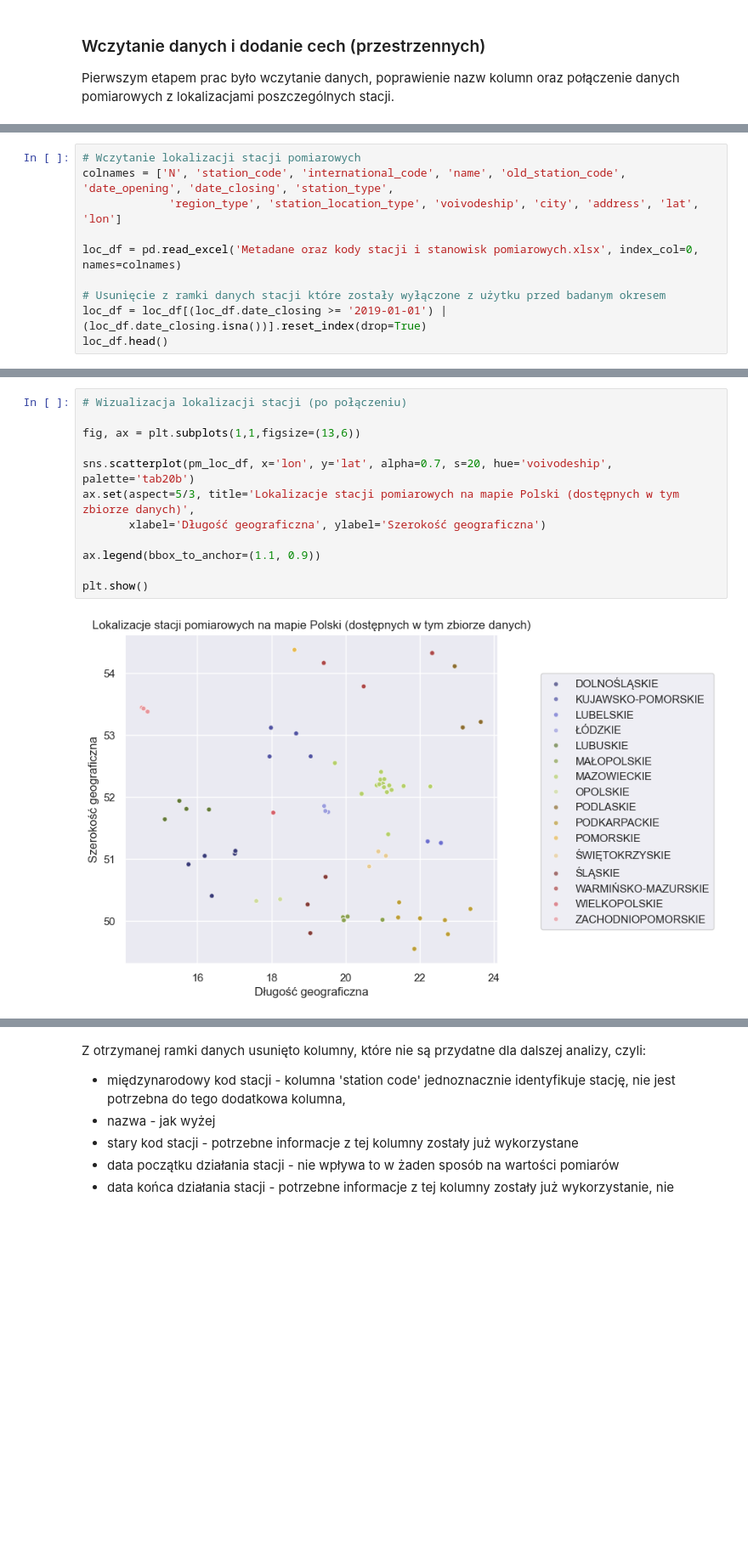
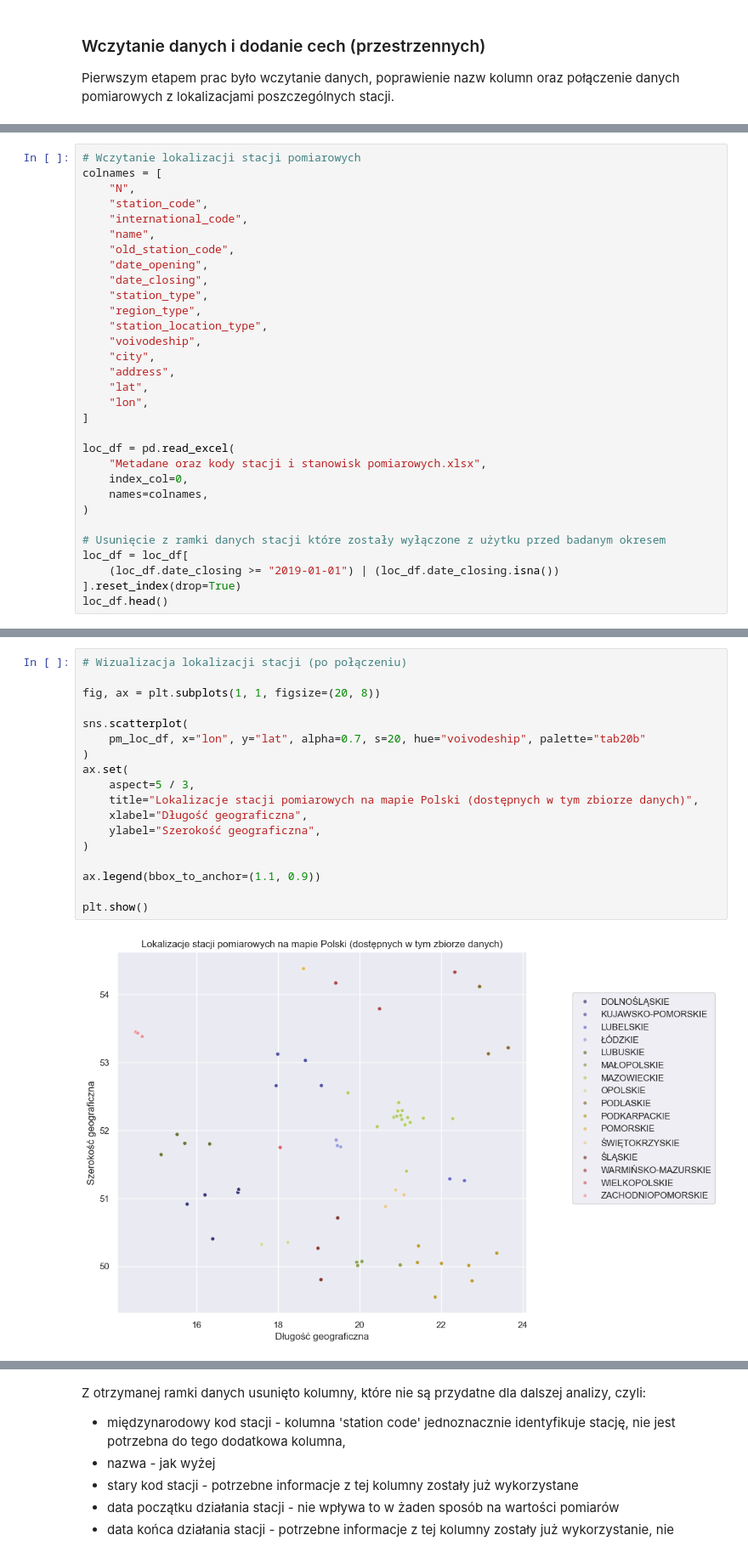
Before and after one commit to Drateffka/PUM, a Jupyter notebook: TimeSeries_project[2]/project.ipynb, the cells around one changed output, grey strips where cells are left out. Shown at 85% size. Cells and saved outputs as stored; diff of their text form; blank space fills up the shorter version.

```diff
--- a/TimeSeries_project[2]/project.ipynb
+++ b/TimeSeries_project[2]/project.ipynb
@@ -46,13 +64,34 @@ pm_df.head()
 | 4 | 2019-01-01 05:00:00 | DsDusznikMOB | 7.88722 |
 # %%
 # Wczytanie lokalizacji stacji pomiarowych
-colnames = ['N', 'station_code', 'international_code', 'name', 'old_station_code', 'date_opening', 'date_closing', 'station_type',
-             'region_type', 'station_location_type', 'voivodeship', 'city', 'address', 'lat', 'lon']
+colnames = [
+    "N",
+    "station_code",
+    "international_code",
+    "name",
+    "old_station_code",
+    "date_opening",
+    "date_closing",
+    "station_type",
+    "region_type",
+    "station_location_type",
+    "voivodeship",
+    "city",
+    "address",
+    "lat",
+    "lon",
+]
 
-loc_df = pd.read_excel('Metadane oraz kody stacji i stanowisk pomiarowych.xlsx', index_col=0, names=colnames)
+loc_df = pd.read_excel(
+    "Metadane oraz kody stacji i stanowisk pomiarowych.xlsx",
+    index_col=0,
+    names=colnames,
+)
 
 # Usunięcie z ramki danych stacji które zostały wyłączone z użytku przed badanym okresem
-loc_df = loc_df[(loc_df.date_closing >= '2019-01-01') | (loc_df.date_closing.isna())].reset_index(drop=True)
+loc_df = loc_df[
+    (loc_df.date_closing >= "2019-01-01") | (loc_df.date_closing.isna())
+].reset_index(drop=True)
 loc_df.head()
 # %% [output]
 |  | station_code | international_code | name | old_station_code | date_opening | date_closing | station_type | ... |
@@ -89,14 +136,20 @@ Sprawdzono, czy po połączeniu danych pomiarowych i lokalizacyjnych nie został
 # %%
 # Wizualizacja lokalizacji stacji (po połączeniu)
 
-fig, ax = plt.subplots(1,1,figsize=(13,6))
+fig, ax = plt.subplots(1, 1, figsize=(20, 8))
 
-sns.scatterplot(pm_loc_df, x='lon', y='lat', alpha=0.7, s=20, hue='voivodeship', palette='tab20b')
-ax.set(aspect=5/3, title='Lokalizacje stacji pomiarowych na mapie Polski (dostępnych w tym zbiorze danych)',
-       xlabel='Długość geograficzna', ylabel='Szerokość geograficzna')
+sns.scatterplot(
+    pm_loc_df, x="lon", y="lat", alpha=0.7, s=20, hue="voivodeship", palette="tab20b"
+)
+ax.set(
+    aspect=5 / 3,
+    title="Lokalizacje stacji pomiarowych na mapie Polski (dostępnych w tym zbiorze danych)",
+    xlabel="Długość geograficzna",
+    ylabel="Szerokość geograficzna",
+)
 
 ax.legend(bbox_to_anchor=(1.1, 0.9))
 
 plt.show()
 # %% [output]
-[figure, old version]
+[figure, new version]
```
Also changed, not shown: parts of 75 cells of this notebook.
